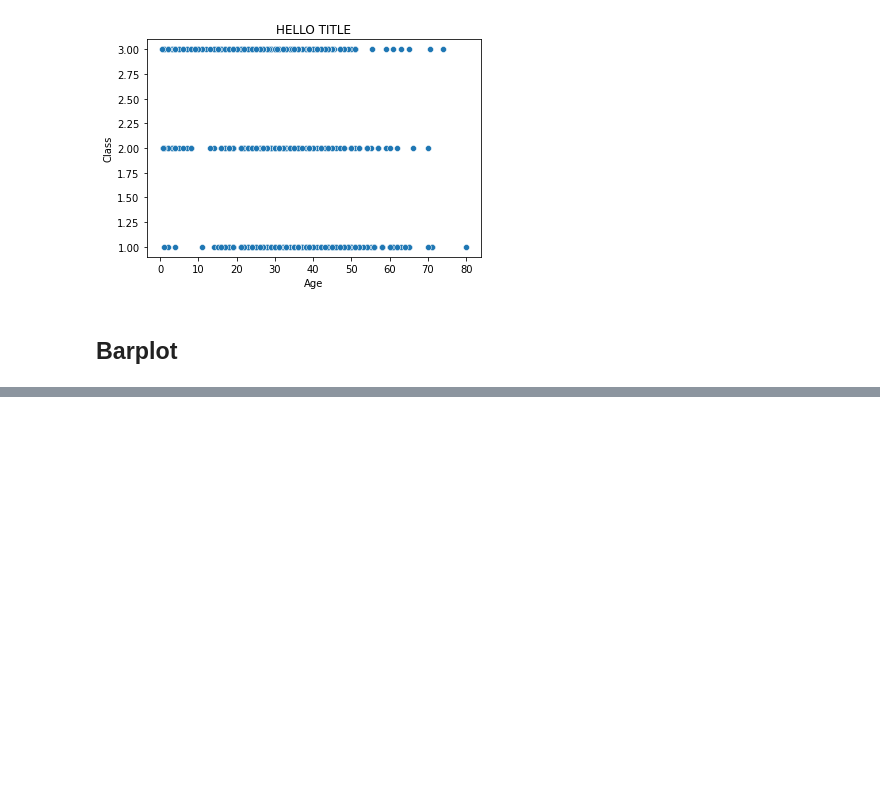
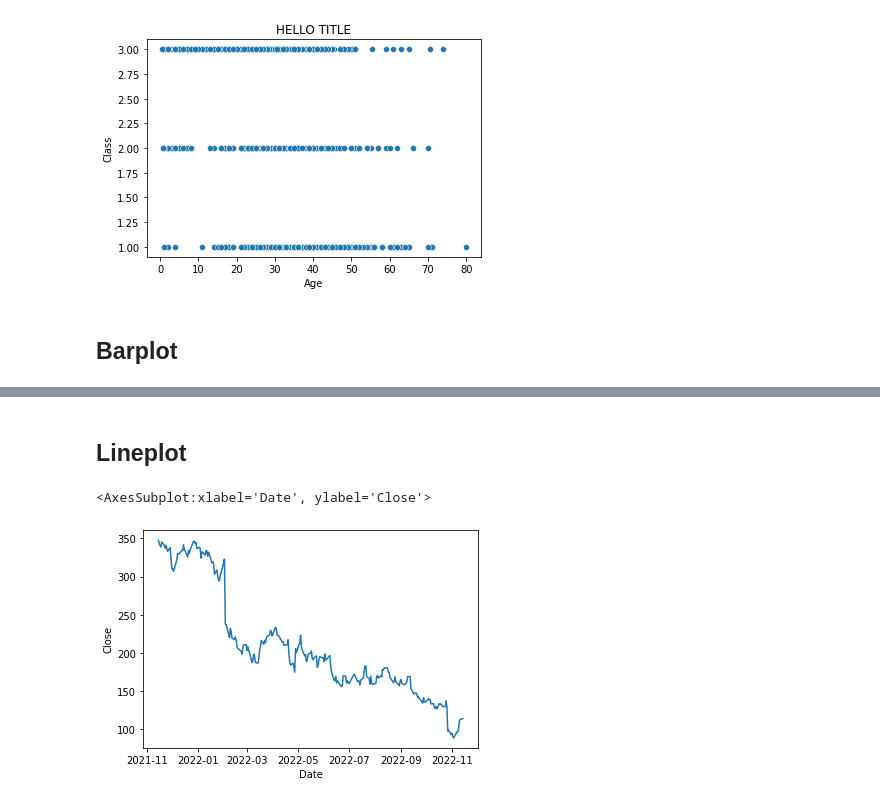
Before and after one commit to enricogoerlitz/DevTed-DS, a Jupyter notebook: dev_devted.ipynb, the cells around one changed output, grey strips where cells are left out. Cells and saved outputs as stored; diff of their text form; code cells hidden in the pictures; blank space fills up the shorter version.

Commit message:
plots added

```diff
--- a/dev_devted.ipynb
+++ b/dev_devted.ipynb
@@ -14,3 +14,7 @@ from pandas import DataFrame, Series
 # %%
 BASE = "title xlabel ylabel set_kwargs"
 ORIENT = f"{BASE} orient"
+# %%
+df_ts = pd.read_csv("./data/ts_data.csv")
+df_ts["Date"] = pd.to_datetime(df_ts["Date"])
+df_ts
@@ -305,0 +324,7 @@ barplot(y="Embarked", x="Fare", data=df, orient="h", order=["C", "S", "Q"], ci=N
+# %% [markdown]
+## Lineplot
+# %%
+sns.lineplot(x="Date", y="Close", data=df_ts, estimator="mean")
+# %% [output]
+<AxesSubplot:xlabel='Date', ylabel='Close'>
+[figure, added]
```
Also changed, not shown: parts of 11 cells of this notebook, 10 other files.
